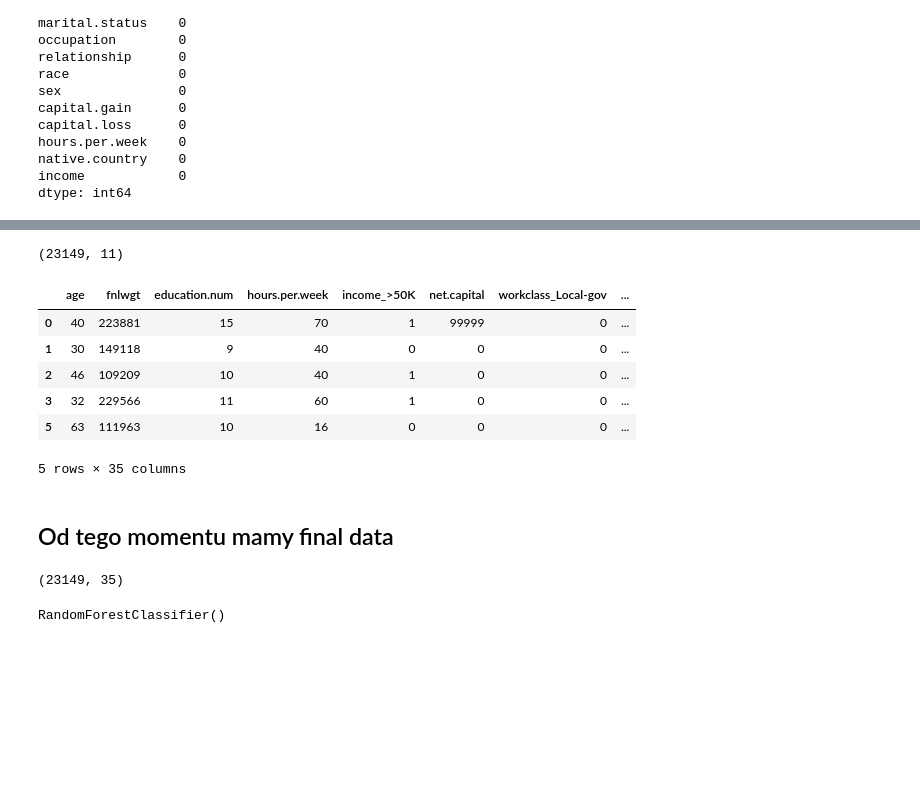
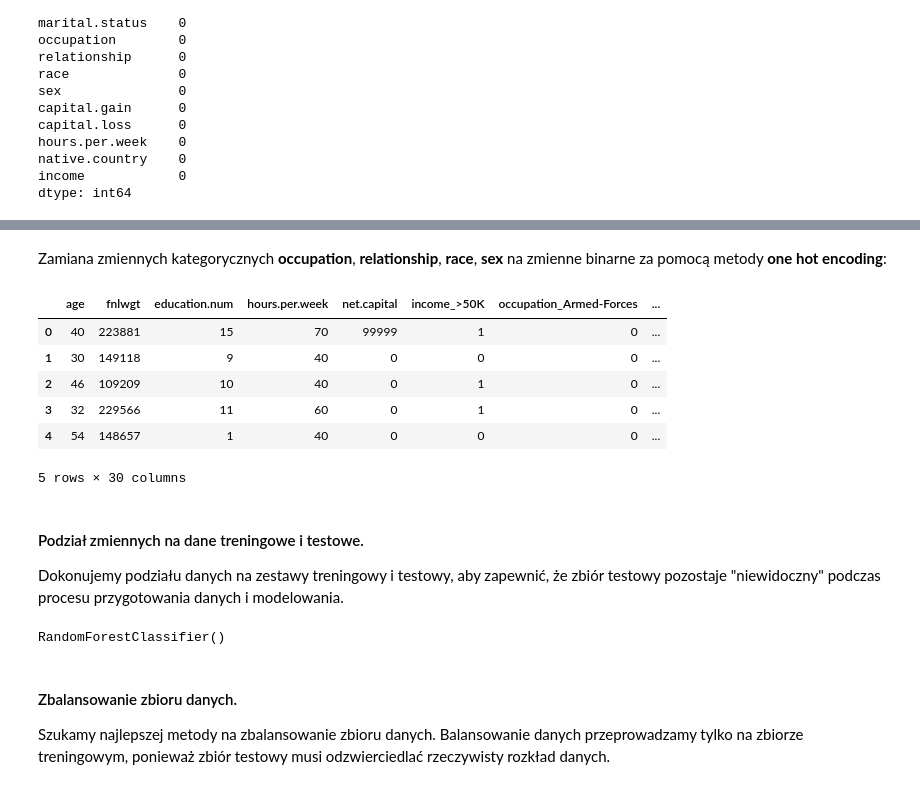
Before and after one commit to adrianzyla/annual_income_analysis, a Jupyter notebook: annual_income_analysis_ania.ipynb, the cells around one changed output, grey strips where cells are left out. Cells and saved outputs as stored; diff of their text form; code cells hidden in the pictures; blank space fills up the shorter version.

```diff
--- a/annual_income_analysis_ania.ipynb
+++ b/annual_income_analysis_ania.ipynb
@@ -121,0 +308,3 @@ dtype: int64
+# %%
+df.loc[:, 'net.capital'] = df['capital.gain'] - df['capital.loss']
+print(df[['capital.gain', 'capital.loss', 'net.capital']].head())
@@ -477,9 +545,0 @@ Klasa pozytywna to: 25.01% zbioru danych.
-# %%
-# Utworzenie nowej zmiennej jako różnicy między capital.gain i capital.loss
-df['net.capital'] = df['capital.gain'] - df['capital.loss']
-
-# Sprawdzenie statystyk nowej zmiennej
-print(df['net.capital'].describe())
-
-# Podgląd wartości
-print(df[['capital.gain', 'capital.loss', 'net.capital']].head())
@@ -517,3 +576,5 @@ plt.show()
+# %%
+df = df.drop(columns=['education', 'marital.status', 'capital.loss', 'capital.gain', 'native.region', 'workclass'])
 # %%
 df.head()
 # %% [output]
@@ -526,2 +586,0 @@ df.head()
-# %%
-df = df.drop(columns=['education', 'marital.status', 'capital.loss', 'capital.gain', 'native.region'])
@@ -612,26 +666,21 @@ dtypes: int64(6), object(5)
 memory usage: 2.1+ MB
-# %%
-df.shape
-# %% [output]
-(23149, 11)
+# %% [markdown]
+Zamiana zmiennych kategorycznych **occupation**, **relationship**, **race**, **sex** na zmienne binarne za pomocą metody **one hot encoding**:
 # %%
-columns = ['workclass', 'occupation', 'relationship', 'race', 'sex']
+columns = ['occupation', 'relationship', 'race', 'sex']
 df = pd.get_dummies(df,columns=columns, drop_first=True, dtype=int)
 df.head()
 # %% [output]
-|  | age | fnlwgt | education.num | hours.per.week | income_>50K | net.capital | workclass_Local-gov | ... |
-| 0 | 40 | 223881 | 15 | 70 | 1 | 99999 | 0 | ... |
+|  | age | fnlwgt | education.num | hours.per.week | net.capital | income_>50K | occupation_Armed-Forces | ... |
+| 0 | 40 | 223881 | 15 | 70 | 99999 | 1 | 0 | ... |
 | 1 | 30 | 149118 | 9 | 40 | 0 | 0 | 0 | ... |
-| 2 | 46 | 109209 | 10 | 40 | 1 | 0 | 0 | ... |
-| 3 | 32 | 229566 | 11 | 60 | 1 | 0 | 0 | ... |
-| 5 | 63 | 111963 | 10 | 16 | 0 | 0 | 0 | ... |
+| 2 | 46 | 109209 | 10 | 40 | 0 | 1 | 0 | ... |
+| 3 | 32 | 229566 | 11 | 60 | 0 | 1 | 0 | ... |
+| 4 | 54 | 148657 | 1 | 40 | 0 | 0 | 0 | ... |
-5 rows × 35 columns
+5 rows × 30 columns
-# %% [markdown]
-## Od tego momentu mamy final data
-# %%
-df.shape
-# %% [output]
-(23149, 35)
+# %% [markdown]
+#### Podział zmiennych na dane treningowe i testowe.
+Dokonujemy podziału danych na zestawy treningowy i testowy, aby zapewnić, że zbiór testowy pozostaje "niewidoczny" podczas procesu przygotowania danych i modelowania.
 # %%
 X = df.drop(columns=['income_>50K'])
 y = df['income_>50K']
@@ -642,3 +691,7 @@ model = RandomForestClassifier()
 model.fit(X_train, y_train)
 # %% [output]
 RandomForestClassifier()
+# %% [markdown]
+#### Zbalansowanie zbioru danych.
+Szukamy najlepszej metody na zbalansowanie zbioru danych.
+Balansowanie danych przeprowadzamy tylko na zbiorze treningowym, ponieważ zbiór testowy musi odzwierciedlać rzeczywisty rozkład danych.
```
Also changed, not shown: parts of 92 cells of this notebook.
